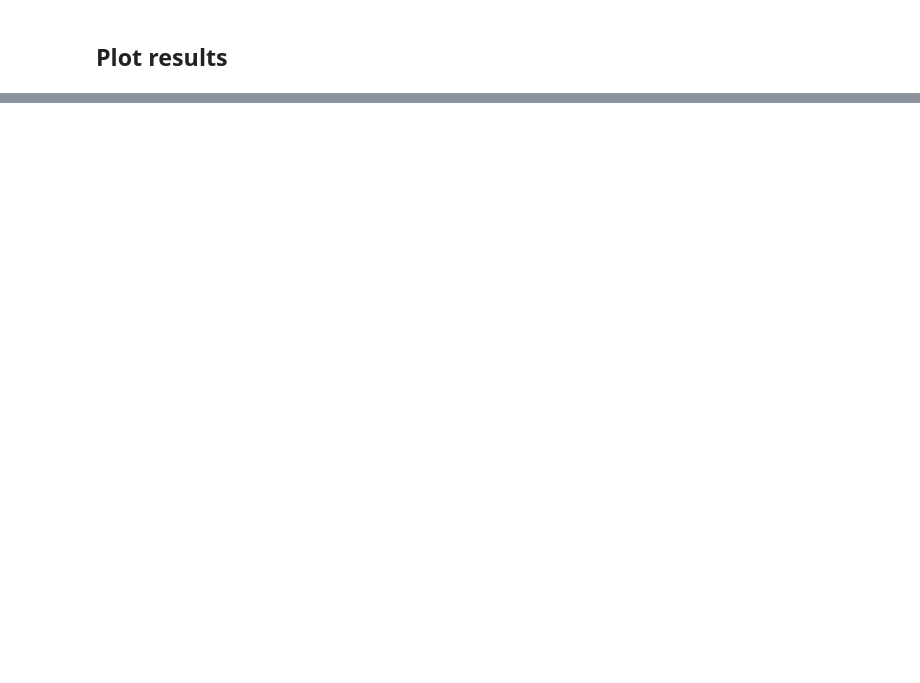
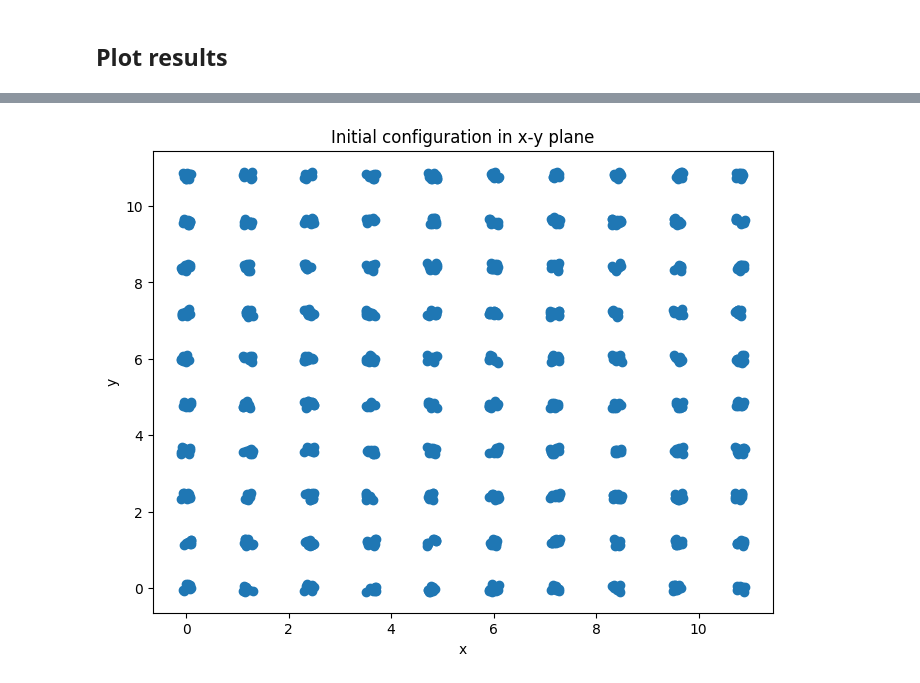
Before and after one commit to tkayutg/MD-sims-NO, a Jupyter notebook: Notebooks/LJ_confined.ipynb, the cells around one changed output, grey strips where cells are left out. Cells and saved outputs as stored; diff of their text form; code cells hidden in the pictures; blank space fills up the shorter version.

```diff
--- a/Notebooks/LJ_confined.ipynb
+++ b/Notebooks/LJ_confined.ipynb
@@ -215,0 +212,9 @@ plt.show()
+# %%
+plt.figure(figsize=(8, 6))
+plt.scatter(R[:,0],R[:,1])
+plt.xlabel('x')
+plt.ylabel('y')
+plt.title('Initial configuration in x-y plane')
+plt.show()
+# %% [output]
+[figure, added]
```
Also changed, not shown: parts of 11 cells of this notebook.
